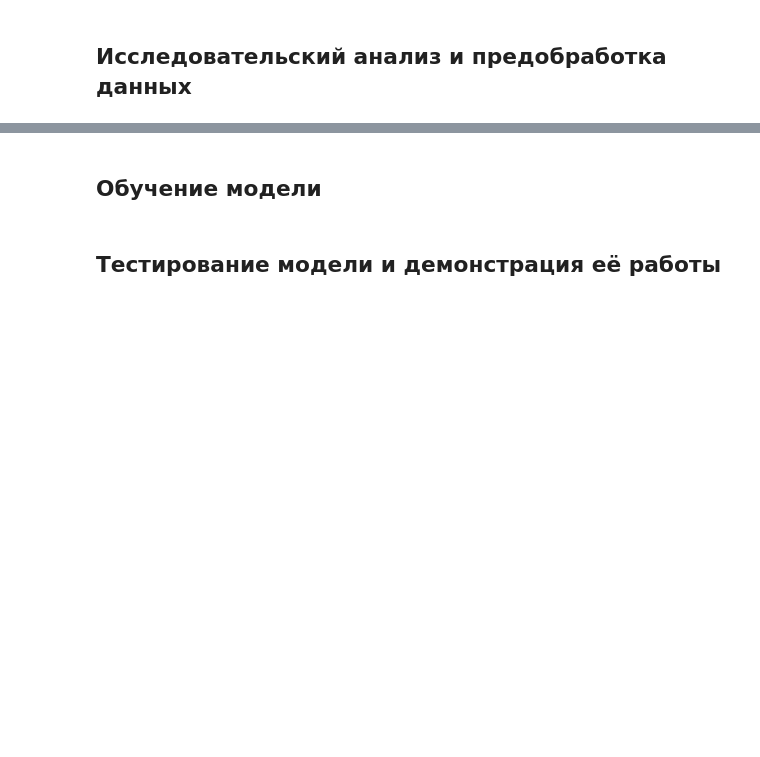
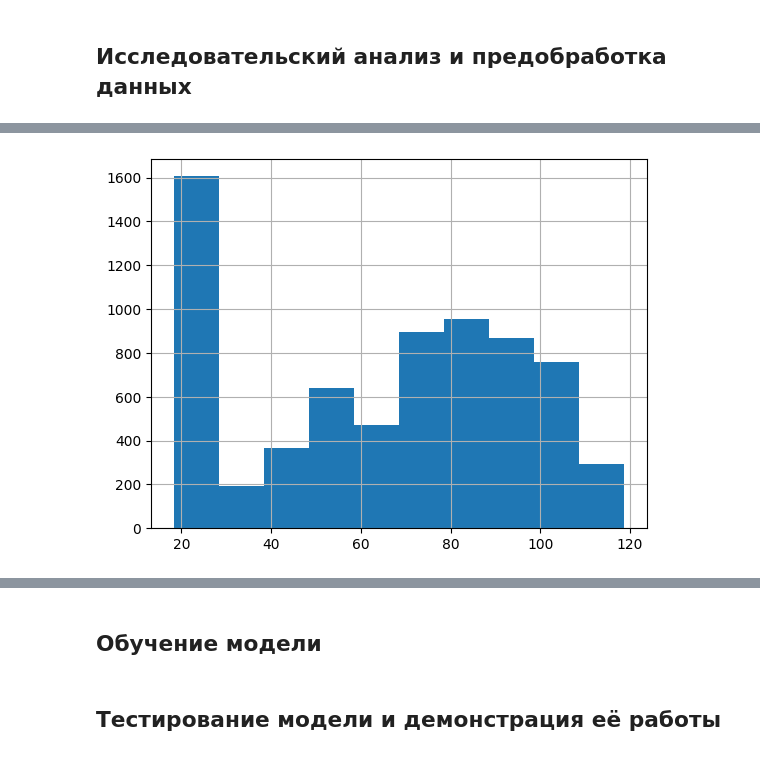
Before and after one commit to kirillva/project-final, a Jupyter notebook: index.ipynb, the cells around one changed output, grey strips where cells are left out. Drawn from its saved outputs; the diff is of its cells as text; code cells hidden in the pictures; blank space fills up the shorter version.

```diff
--- a/index.ipynb
+++ b/index.ipynb
@@ -135,17 +135,17 @@ connection_string = 'postgresql://{}:{}@{}:{}/{}'.format(
 engine = create_engine(connection_string)
 # %%
 contract = pd.read_sql_query('''
-SELECT * FROM telecom.contract LIMIT 10
+SELECT * FROM telecom.contract
 ''', con=engine)
 
 personal = pd.read_sql_query('''
-SELECT * FROM telecom.personal LIMIT 10
+SELECT * FROM telecom.personal
 ''', con=engine)
 
 internet = pd.read_sql_query('''
-SELECT * FROM telecom.internet LIMIT 10
+SELECT * FROM telecom.internet
 ''', con=engine)
 
 phone = pd.read_sql_query('''
-SELECT * FROM telecom.phone LIMIT 10
+SELECT * FROM telecom.phone
 ''', con=engine)
@@ -202,2 +286,4 @@ display(phone)
+# %%
+contract['Target'] = contract['EndDate'].isna()
 # %% [markdown]
 ## Исследовательский анализ и предобработка данных
@@ -203,0 +305,5 @@ display(phone)
+# %%
+contract.loc[contract['TotalCharges'].isna(), 'TotalCharges'] = contract['MonthlyCharges']
+contract['EndDate'] = contract['EndDate'].fillna('2020-02-01')
+contract['BeginDate'] = pd.to_datetime(contract['BeginDate'])
+contract['EndDate'] = pd.to_datetime(contract['EndDate'])
@@ -203,0 +394,5 @@ display(phone)
+# %%
+plt.hist(contract['MonthlyCharges'])
+plt.grid(True)
+# %% [output]
+[figure, added]
```
Also changed, not shown: parts of 14 cells of this notebook.
